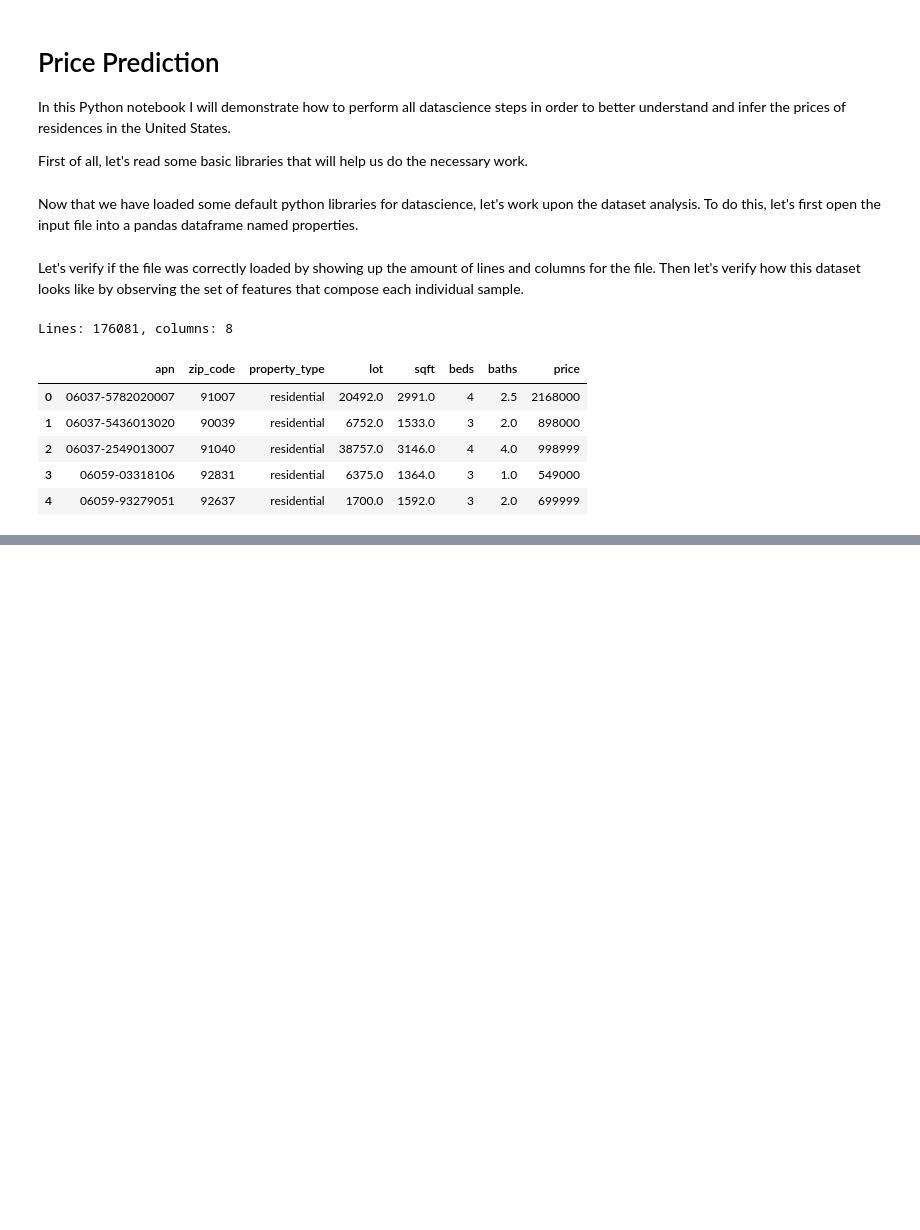
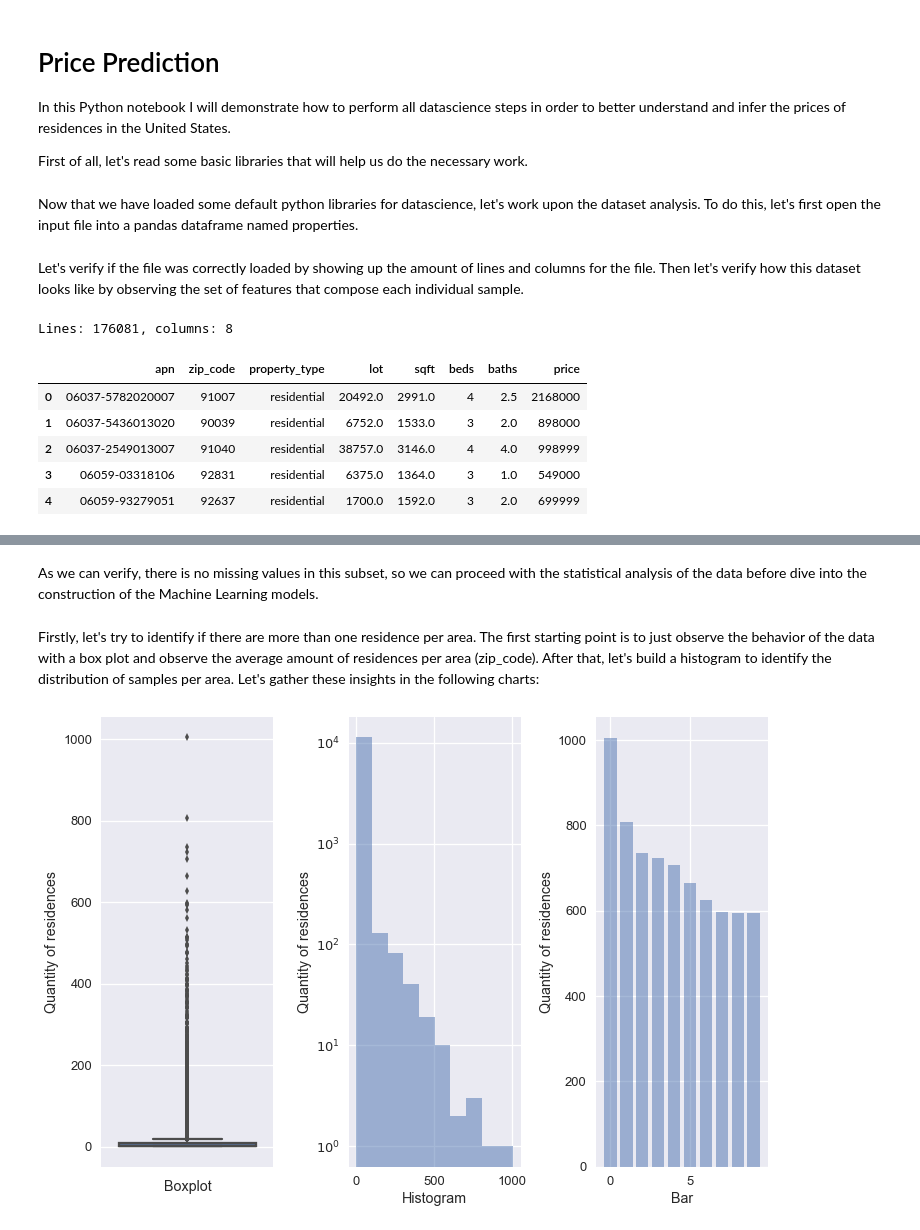
Before and after one commit to clebsonc/PricePrediction, a Jupyter notebook: PricePrediction.ipynb, the cells around one changed output, grey strips where cells are left out. Cells and saved outputs as stored; diff of their text form; code cells hidden in the pictures; blank space fills up the shorter version.

Commit message:
first insights

```diff
--- a/PricePrediction.ipynb
+++ b/PricePrediction.ipynb
@@ -45,0 +80,21 @@ Now let's try to infer some statistics regarding this dataset.
+# %% [markdown]
+As we can verify, there is no missing values in this subset, so we can proceed with the statistical analysis of the data before dive into the construction of the Machine Learning models.
+# %% [markdown]
+Firstly, let's try to identify if there are more than one residence per area.
+The first starting point is to just observe the behavior of the data with a box plot and observe the average amount of residences per area (zip_code). After that, let's build a histogram to identify the distribution of samples per area. Let's gather these insights in the following charts:
+# %%
+res_per_area = df_residences.groupby(by='zip_code', sort=False).count().sort_values(by='apn', ascending=False)
+# %%
+fig, ax = plt.subplots(nrows=1, ncols=3)
+sns.boxplot(res_per_area['apn'], ax=ax[0], orient='vertical')
+ax[1].hist(res_per_area['apn'], alpha=0.5, log=True)
+ax[2].bar(np.arange(10), res_per_area['apn'].values[0:10], alpha=0.5)
+ax[0].set_ylabel("Quantity of residences")
+ax[1].set_ylabel("Quantity of residences")
+ax[2].set_ylabel("Quantity of residences")
+ax[0].set_xlabel("Boxplot")
+ax[1].set_xlabel("Histogram")
+ax[2].set_xlabel("Bar")
+plt.tight_layout()
+# %% [output]
+[figure, added]
```
Also changed, not shown: parts of 15 cells of this notebook.
